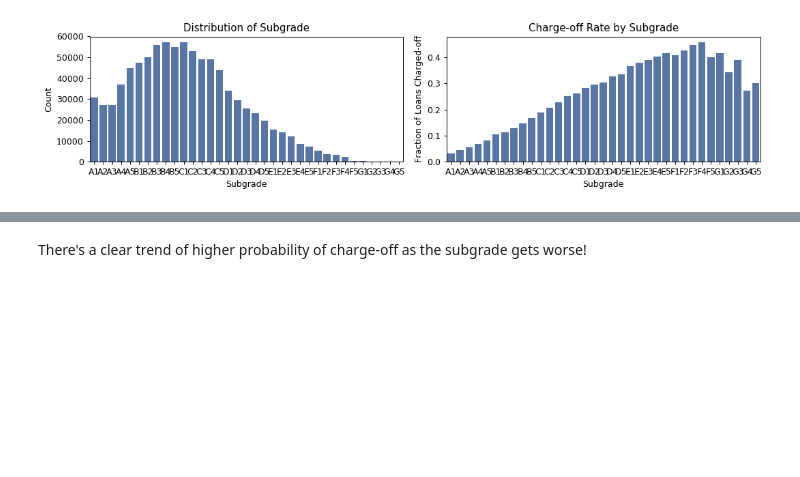
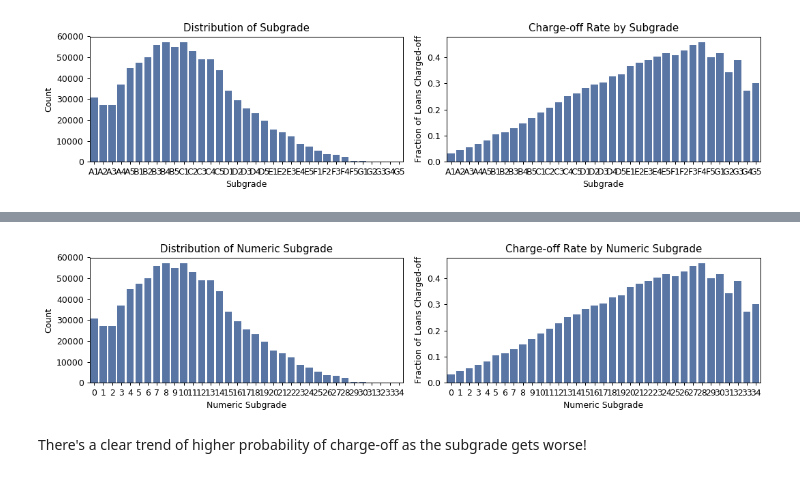
Before and after one commit to vaishka/Capstone1, a Jupyter notebook: CapStone1Models.ipynb, the cells around one changed output, grey strips where cells are left out. Saved outputs shown, nothing was run; the diff lists cells and outputs as text; code cells hidden in the pictures; blank space fills up the shorter version.

```diff
--- a/CapStone1Models.ipynb
+++ b/CapStone1Models.ipynb
@@ -700,3 +787,7 @@ plot_var('sub_grade', 'Subgrade', continuous=False)
+# %%
+plot_var('num_subgrade', 'Numeric Subgrade', continuous=False)
+# %% [output]
+[figure, added]
 # %% [markdown]
 There's a clear trend of higher probability of charge-off as the subgrade gets worse!
 # %% [markdown]
```
Also changed, not shown: parts of 89 cells of this notebook.
